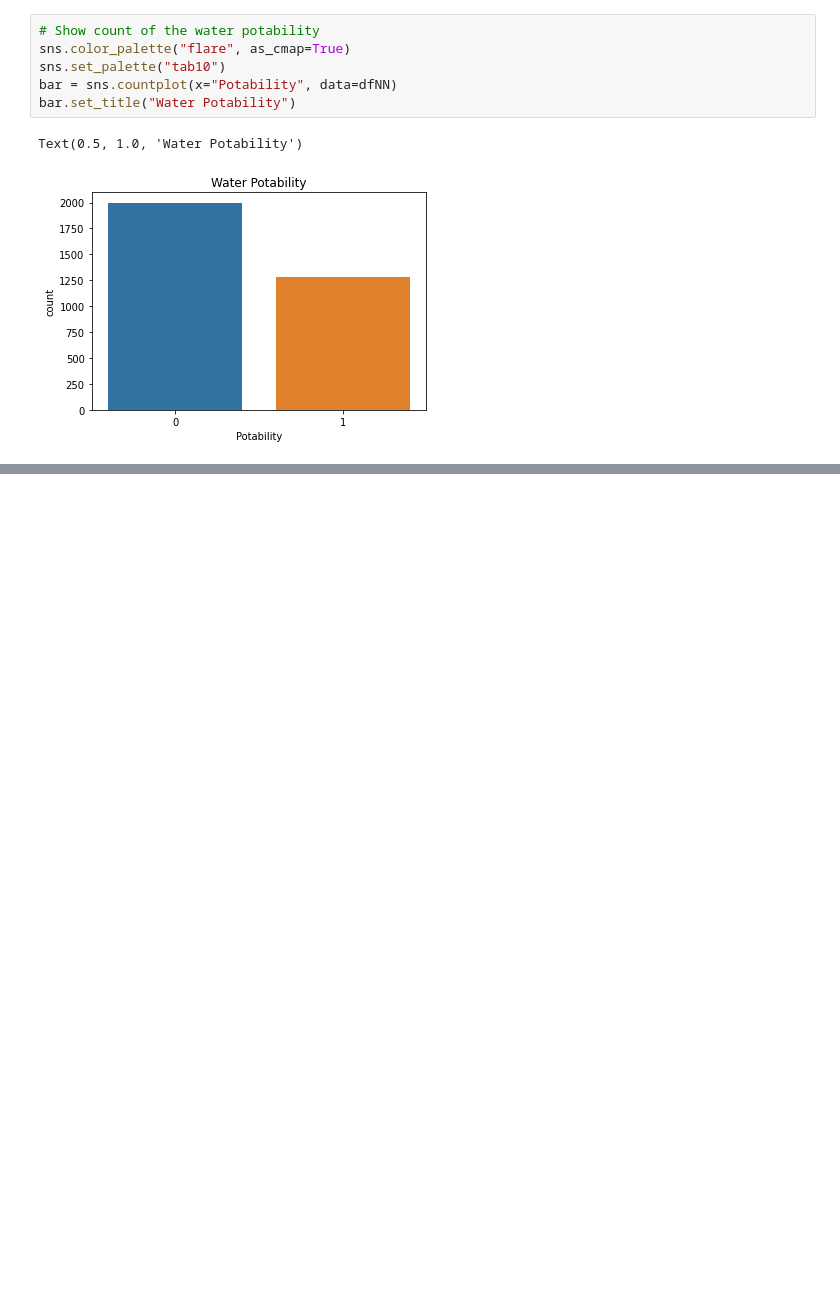
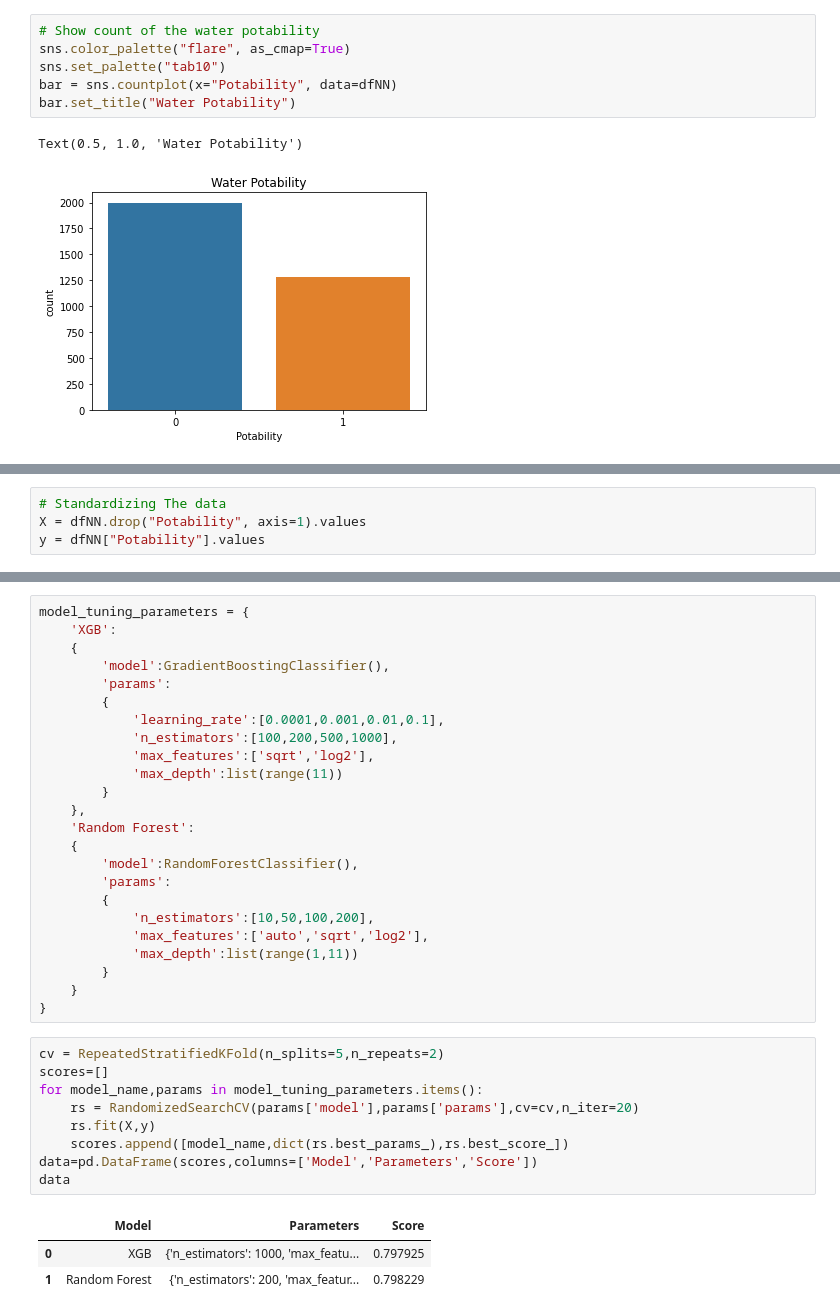
Before and after one commit to stejul/waterQualityDS, a Jupyter notebook: eda/EDA.ipynb, the cells around one changed output, grey strips where cells are left out. Saved outputs shown, nothing was run; the diff lists cells and outputs as text; blank space fills up the shorter version.

```diff
--- a/eda/EDA.ipynb
+++ b/eda/EDA.ipynb
@@ -178,0 +183,4 @@ sns.pairplot(dfNN, hue="Potability", palette="husl")
+# %%
+# Standardizing The data
+X = dfNN.drop("Potability", axis=1).values
+y = dfNN["Potability"].values
@@ -178,0 +235,37 @@ sns.pairplot(dfNN, hue="Potability", palette="husl")
+# %%
+model_tuning_parameters = {
+    'XGB':
+    {
+        'model':GradientBoostingClassifier(),
+        'params':
+        {
+            'learning_rate':[0.0001,0.001,0.01,0.1],
+            'n_estimators':[100,200,500,1000],
+            'max_features':['sqrt','log2'],
+            'max_depth':list(range(11))
+        }
+    },
+    'Random Forest':
+    {
+        'model':RandomForestClassifier(),
+        'params':
+        {
+            'n_estimators':[10,50,100,200],
+            'max_features':['auto','sqrt','log2'],
+            'max_depth':list(range(1,11))
+        }
+    }
+}
+# %%
+cv = RepeatedStratifiedKFold(n_splits=5,n_repeats=2)
+scores=[]
+for model_name,params in model_tuning_parameters.items():
+    rs = RandomizedSearchCV(params['model'],params['params'],cv=cv,n_iter=20)
+    rs.fit(X,y)
+    scores.append([model_name,dict(rs.best_params_),rs.best_score_])
+data=pd.DataFrame(scores,columns=['Model','Parameters','Score'])
+data
+# %% [output]
+|  | Model | Parameters | Score |
+| 0 | XGB | {'n_estimators': 1000, 'max_featu... | 0.797925 |
+| 1 | Random Forest | {'n_estimators': 200, 'max_featur... | 0.798229 |
```
Also changed, not shown: parts of 9 cells of this notebook, 3 other files.
